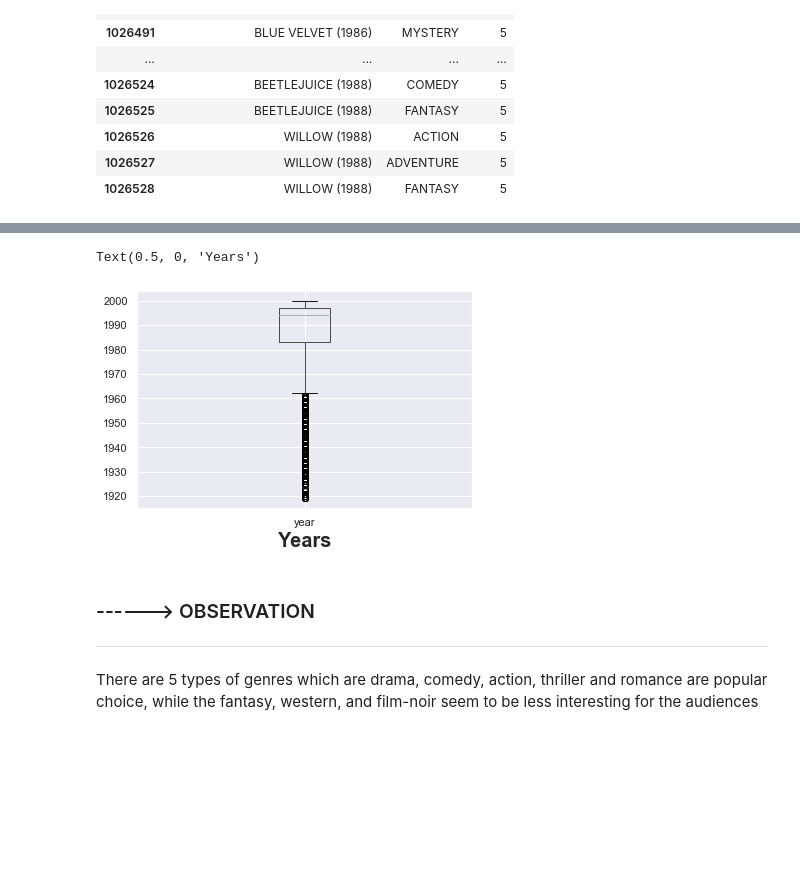
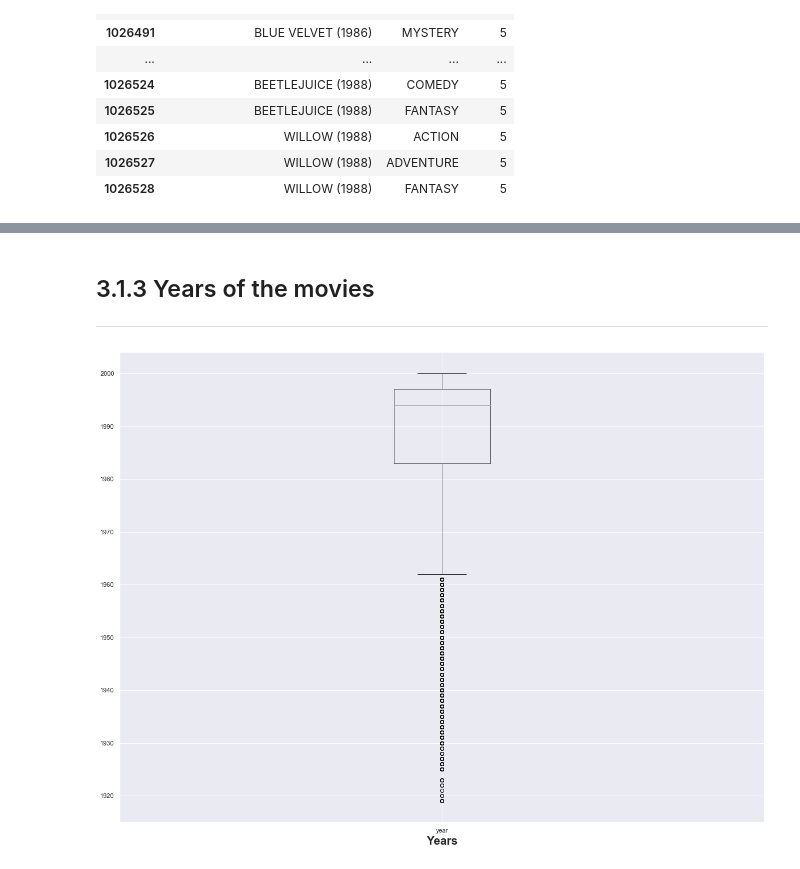
Before and after one commit to ChauHuynh1/DataScience, a Jupyter notebook: RecommenderSystem/MovieRecommenderSystem.ipynb, the cells around one changed output, grey strips where cells are left out. Cells and saved outputs as stored; diff of their text form; code cells hidden in the pictures; blank space fills up the shorter version.

Commit message:
update movies

```diff
--- a/RecommenderSystem/MovieRecommenderSystem.ipynb
+++ b/RecommenderSystem/MovieRecommenderSystem.ipynb
@@ -662,4 +662,5 @@ sns.set(style="darkgrid")
 ax.set_title("Genres Distribution", fontsize = 30, fontweight = 'bold' )
 ax.set_xlabel("Genres", fontsize = 20, fontweight = 'bold' )
 ax.set_ylabel("Number of films", fontsize = 20, fontweight = 'bold' )
+plt.rcParams['figure.figsize'] = [20, 15]
 # %% [output]
@@ -676,12 +672,12 @@ There are 5 types of genres which are drama, comedy, action, thriller and romanc
+# %% [markdown]
+<a id="3.1.3"></a>
+## 3.1.3 Years of the movies
+***
 # %%
 movies['year'] = movies['title'].str[-5:-1].astype(int)
 ax = movies.boxplot(column= "year")
 
 ax.set_xlabel("Years", fontsize = 20, fontweight = 'bold' )
+plt.rcParams['figure.figsize'] = [20, 15]
 # %% [output]
-Text(0.5, 0, 'Years')
-[figure, old version]
+[figure, new version]
-# %% [markdown]
-### ------> OBSERVATION
-*****
-There are 5 types of genres which are drama, comedy, action, thriller and romance are popular choice, while the fantasy, western, and film-noir seem to be less interesting for the audiences
```
Also changed, not shown: parts of 13 cells of this notebook.
